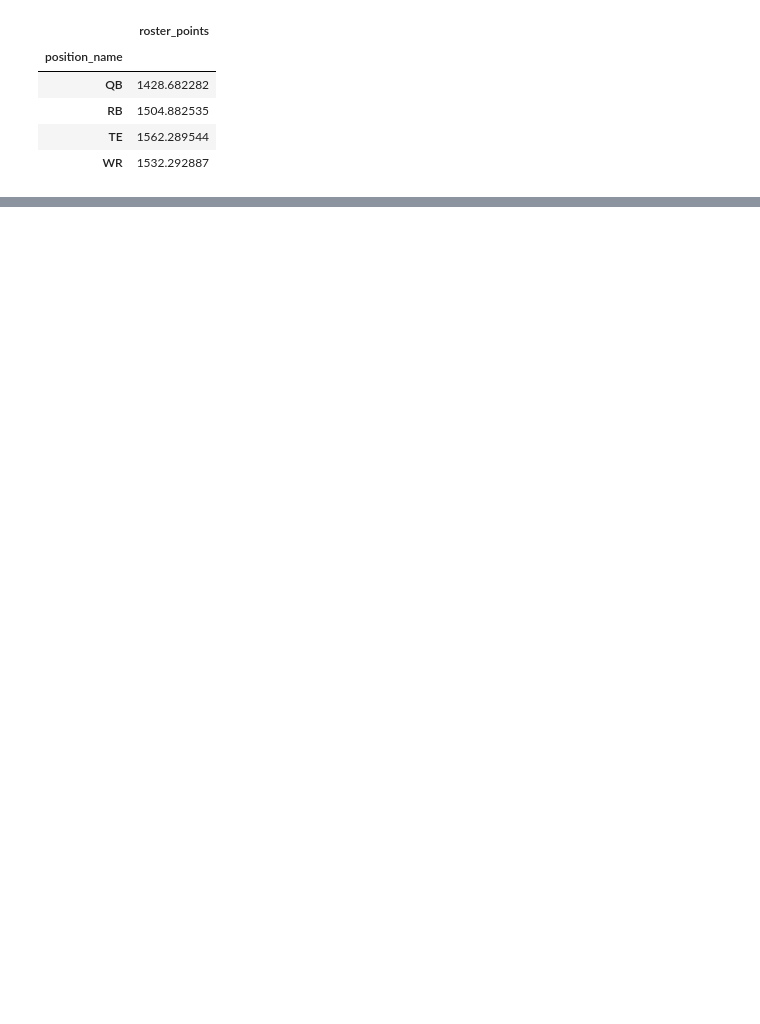
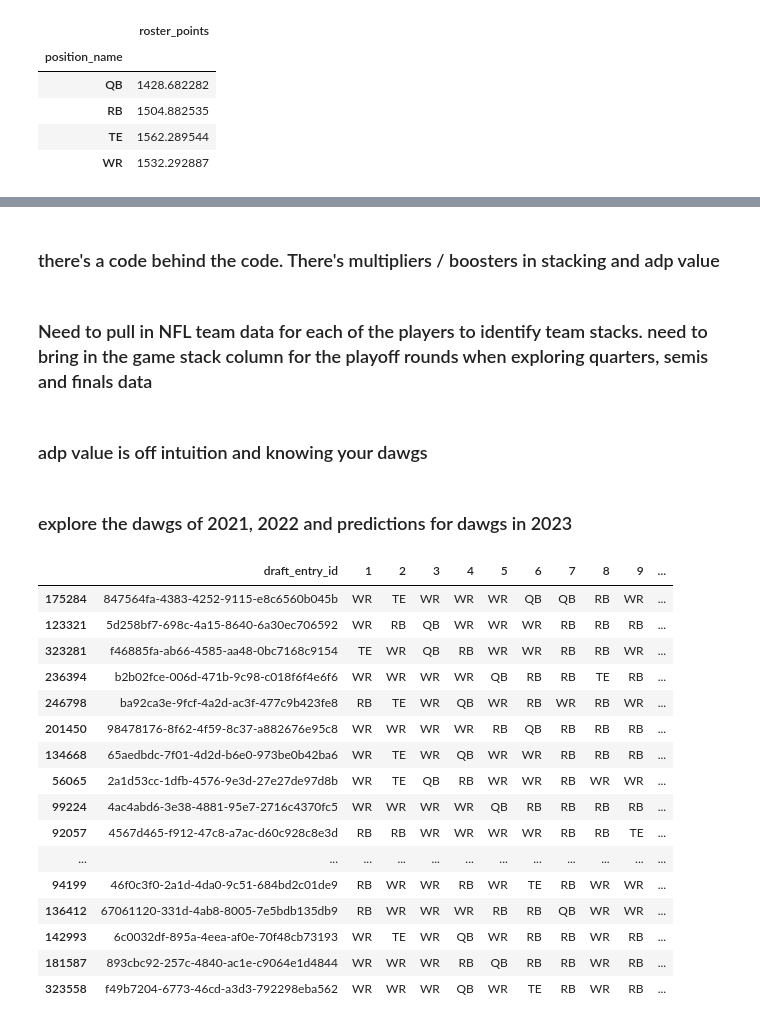
Before and after one commit to AniSri12/best-ball-data-bowl, a Jupyter notebook: josh_main.ipynb, the cells around one changed output, grey strips where cells are left out. Cells and saved outputs as stored; diff of their text form; code cells hidden in the pictures; blank space fills up the shorter version.

```diff
--- a/josh_main.ipynb
+++ b/josh_main.ipynb
@@ -295,0 +288,28 @@ wr3.sort_values(by = 'roster_points', ascending=False).head(10)
+# %% [markdown]
+### there's a code behind the code. There's multipliers / boosters in stacking and adp value
+# %% [markdown]
+### Need to pull in NFL team data for each of the players to identify team stacks. need to bring in the game stack column for the playoff rounds when exploring quarters, semis and finals data
+# %% [markdown]
+### adp value is off intuition and knowing your dawgs
+# %% [markdown]
+### explore the dawgs of 2021, 2022 and predictions for dawgs in 2023
+# %%
+result_df.sort_values('roster_points', ascending=False).head(30)
+# %% [output]
+|  | draft_entry_id | 1 | 2 | 3 | 4 | 5 | 6 | 7 | 8 | 9 | ... |
+| 175284 | 847564fa-4383-4252-9115-e8c6560b045b | WR | TE | WR | WR | WR | QB | QB | RB | WR | ... |
+| 123321 | 5d258bf7-698c-4a15-8640-6a30ec706592 | WR | RB | QB | WR | WR | WR | RB | RB | RB | ... |
+| 323281 | f46885fa-ab66-4585-aa48-0bc7168c9154 | TE | WR | QB | RB | WR | WR | RB | RB | WR | ... |
+| 236394 | b2b02fce-006d-471b-9c98-c018f6f4e6f6 | WR | WR | WR | WR | QB | RB | RB | TE | RB | ... |
+| 246798 | ba92ca3e-9fcf-4a2d-ac3f-477c9b423fe8 | RB | TE | WR | QB | WR | RB | WR | RB | WR | ... |
+| 201450 | 98478176-8f62-4f59-8c37-a882676e95c8 | WR | WR | WR | WR | RB | QB | RB | RB | RB | ... |
+| 134668 | 65aedbdc-7f01-4d2d-b6e0-973be0b42ba6 | WR | TE | WR | QB | WR | WR | RB | RB | RB | ... |
+| 56065 | 2a1d53cc-1dfb-4576-9e3d-27e27de97d8b | WR | TE | QB | RB | WR | WR | RB | WR | WR | ... |
+| 99224 | 4ac4abd6-3e38-4881-95e7-2716c4370fc5 | WR | WR | WR | WR | QB | RB | RB | RB | RB | ... |
+| 92057 | 4567d465-f912-47c8-a7ac-d60c928c8e3d | RB | RB | WR | WR | WR | WR | RB | RB | TE | ... |
+| ... | ... | ... | ... | ... | ... | ... | ... | ... | ... | ... | ... |
+| 94199 | 46f0c3f0-2a1d-4da0-9c51-684bd2c01de9 | RB | WR | WR | RB | WR | TE | RB | WR | WR | ... |
+| 136412 | 67061120-331d-4ab8-8005-7e5bdb135db9 | RB | WR | WR | WR | RB | RB | QB | WR | WR | ... |
+| 142993 | 6c0032df-895a-4eea-af0e-70f48cb73193 | WR | TE | WR | QB | WR | RB | RB | WR | RB | ... |
+| 181587 | 893cbc92-257c-4840-ac1e-c9064e1d4844 | WR | WR | WR | RB | QB | RB | RB | WR | RB | ... |
+| 323558 | f49b7204-6773-46cd-a3d3-792298eba562 | WR | WR | WR | QB | WR | TE | RB | WR | RB | ... |
```
Also changed, not shown: parts of 32 cells of this notebook.
